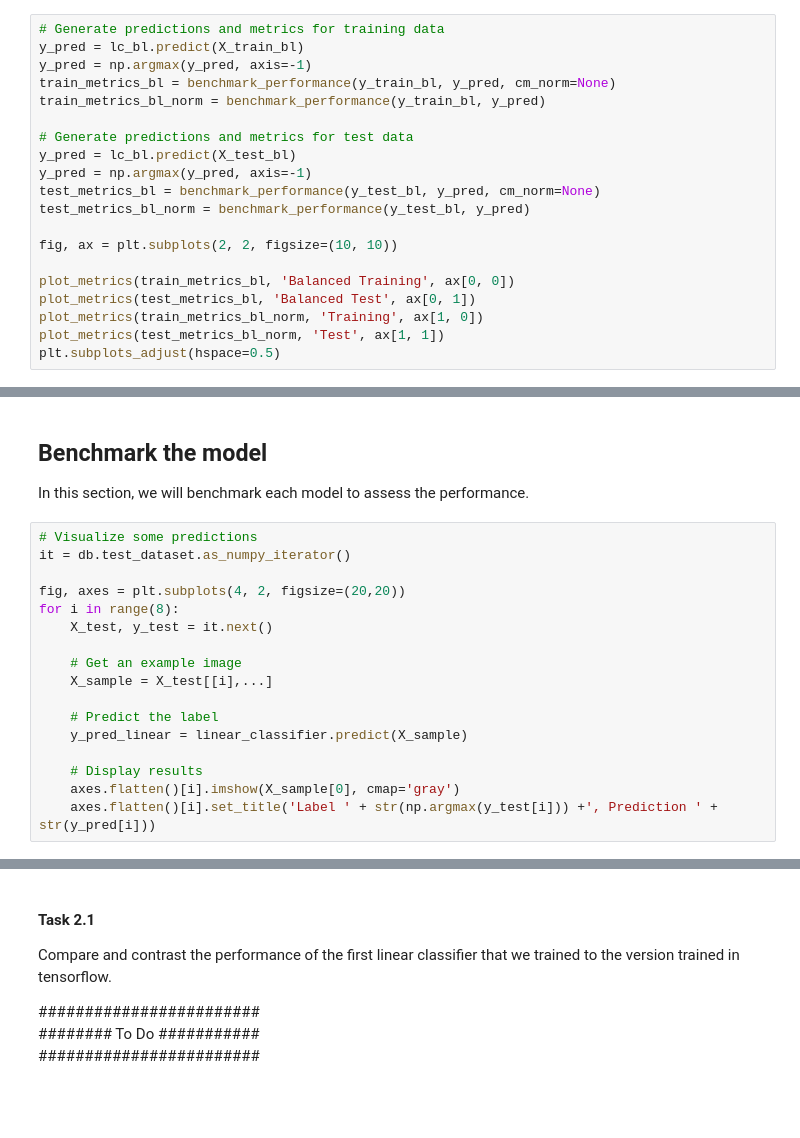
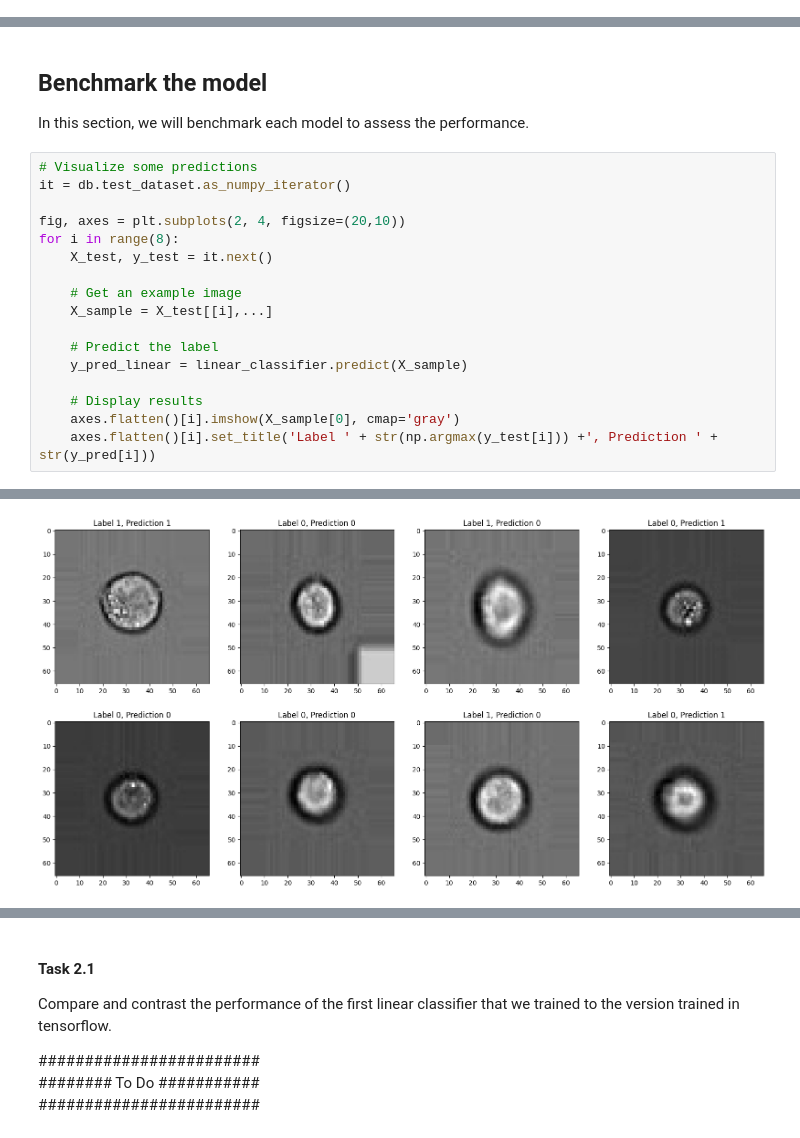
Before and after one commit to dlmbl/intro_ml, a Jupyter notebook: solution-1.ipynb, the cells around one changed output, grey strips where cells are left out. Cells and saved outputs as stored; diff of their text form; blank space fills up the shorter version.

```diff
--- a/solution-1.ipynb
+++ b/solution-1.ipynb
@@ -575,23 +644,3 @@ loss = lc_bl.fit(X_train_bl, y_train_bl, n_epochs=32, batch_size=16)
-# %%
-# Generate predictions and metrics for training data
-y_pred = lc_bl.predict(X_train_bl)
-y_pred = np.argmax(y_pred, axis=-1)
-train_metrics_bl = benchmark_performance(y_train_bl, y_pred, cm_norm=None)
-train_metrics_bl_norm = benchmark_performance(y_train_bl, y_pred)
-
-# Generate predictions and metrics for test data
-y_pred = lc_bl.predict(X_test_bl)
-y_pred = np.argmax(y_pred, axis=-1)
-test_metrics_bl = benchmark_performance(y_test_bl, y_pred, cm_norm=None)
-test_metrics_bl_norm = benchmark_performance(y_test_bl, y_pred)
-
-fig, ax = plt.subplots(2, 2, figsize=(10, 10))
-
-plot_metrics(train_metrics_bl, 'Balanced Training', ax[0, 0])
-plot_metrics(test_metrics_bl, 'Balanced Test', ax[0, 1])
-plot_metrics(train_metrics_bl_norm, 'Training', ax[1, 0])
-plot_metrics(test_metrics_bl_norm, 'Test', ax[1, 1])
-plt.subplots_adjust(hspace=0.5)
 # %% [markdown]
 #### Task 1.7
 
@@ -777,7 +845,7 @@ In this section, we will benchmark each model to assess the performance.
 # Visualize some predictions
 it = db.test_dataset.as_numpy_iterator()
 
-fig, axes = plt.subplots(4, 2, figsize=(20,20))
+fig, axes = plt.subplots(2, 4, figsize=(20,10))
 for i in range(8):
     X_test, y_test = it.next()
 
@@ -790,3 +858,4 @@ for i in range(8):
     # Display results
     axes.flatten()[i].imshow(X_sample[0], cmap='gray')
     axes.flatten()[i].set_title('Label ' + str(np.argmax(y_test[i])) +', Prediction ' + str(y_pred[i]))
+# %% [output]
@@ -793,3 +870,4 @@ for i in range(8):
+[figure, added]
 # %%
 # Generate predictions
 test_list = list(db.test_dataset.as_numpy_iterator())
```
Also changed, not shown: parts of 58 cells of this notebook, 1 other file.
